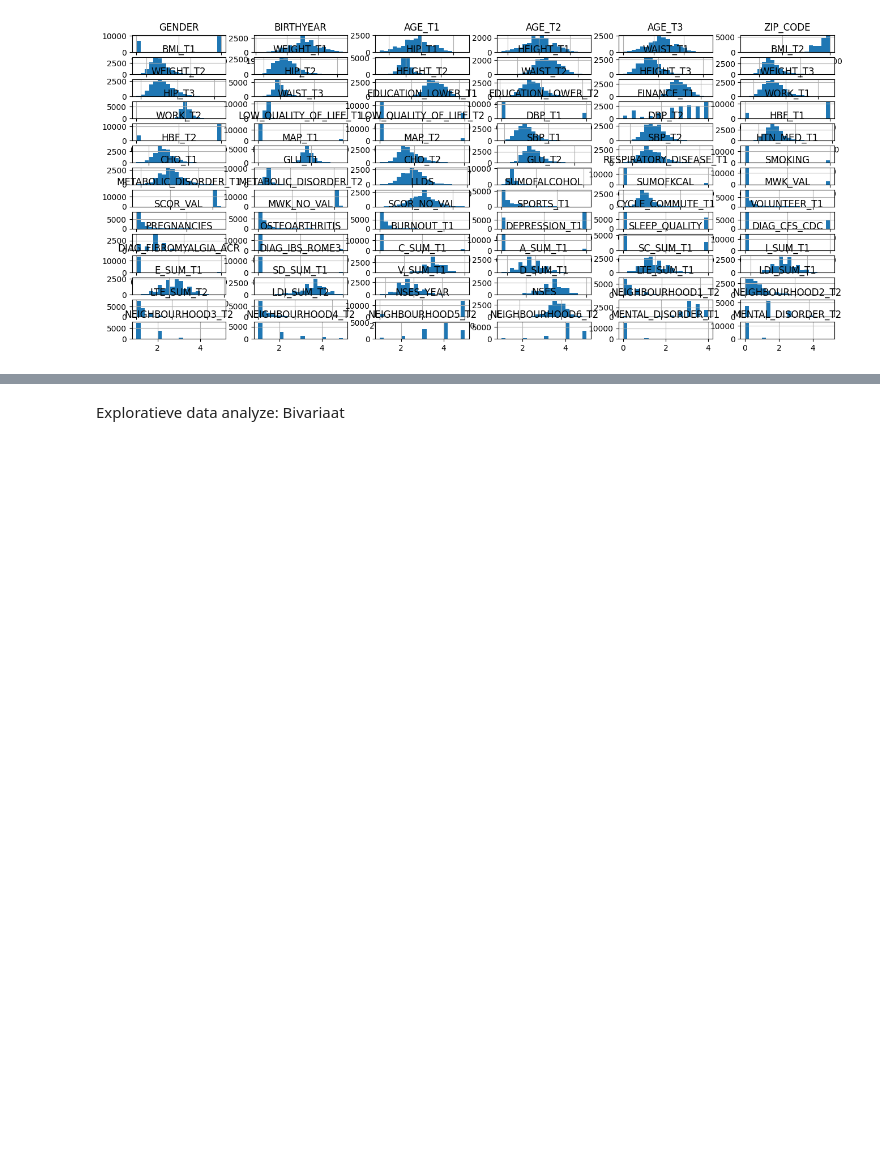
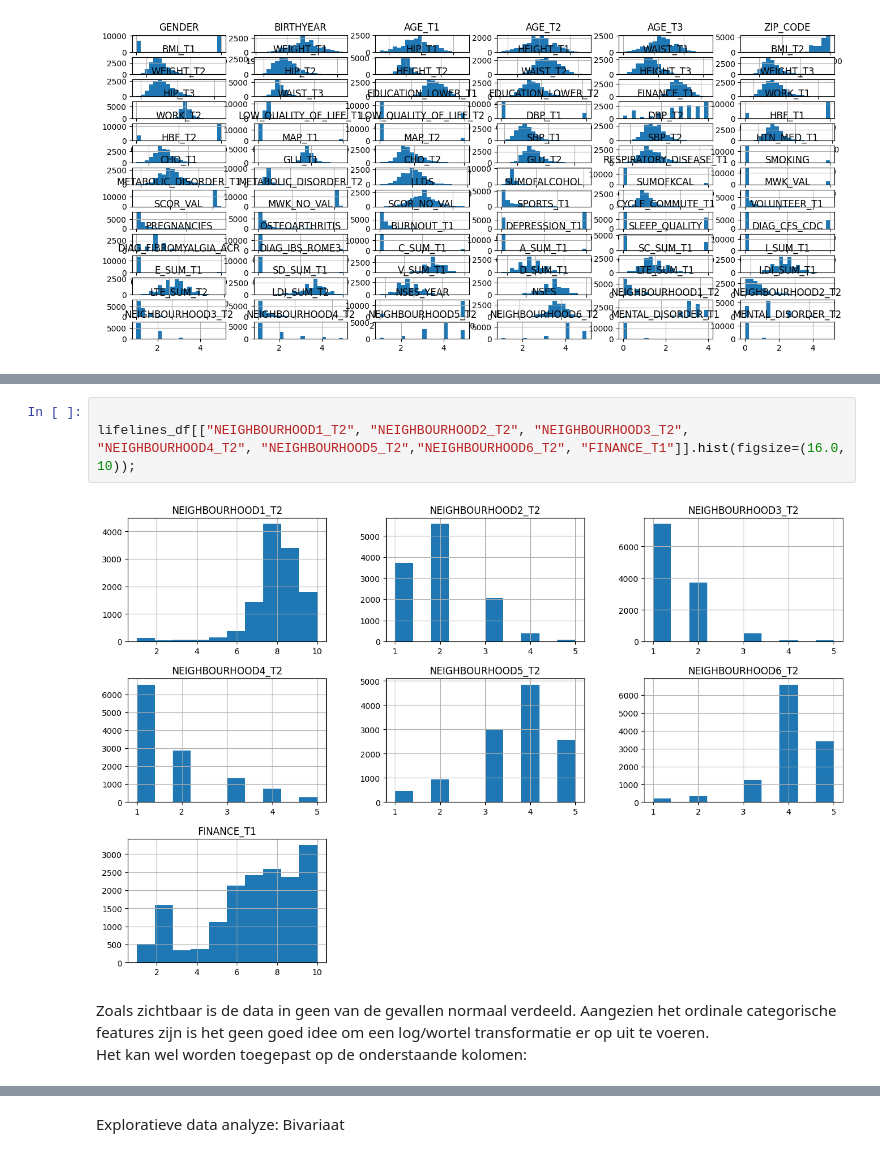
Before and after one commit to Fl-ris/Lifelines_Classifier, a Jupyter notebook: Lifelines_classifier.ipynb, the cells around one changed output, grey strips where cells are left out. Drawn from its saved outputs; the diff is of its cells as text; blank space fills up the shorter version.

```diff
--- a/Lifelines_classifier.ipynb
+++ b/Lifelines_classifier.ipynb
@@ -135,0 +139,9 @@ To-do: data filteren?
+# %%
+
+lifelines_df[["NEIGHBOURHOOD1_T2", "NEIGHBOURHOOD2_T2", "NEIGHBOURHOOD3_T2", "NEIGHBOURHOOD4_T2", "NEIGHBOURHOOD5_T2","NEIGHBOURHOOD6_T2", "FINANCE_T1"]].hist(figsize=(16.0, 10));
+# %% [output]
+[figure, added]
+# %% [markdown]
+Zoals zichtbaar is de data in geen van de gevallen normaal verdeeld. Aangezien het ordinale categorische features zijn is het geen goed idee om een log/wortel transformatie er op uit te voeren.
+<br>
+Het kan wel worden toegepast op de onderstaande kolomen:
```
Also changed, not shown: parts of 36 cells of this notebook.
